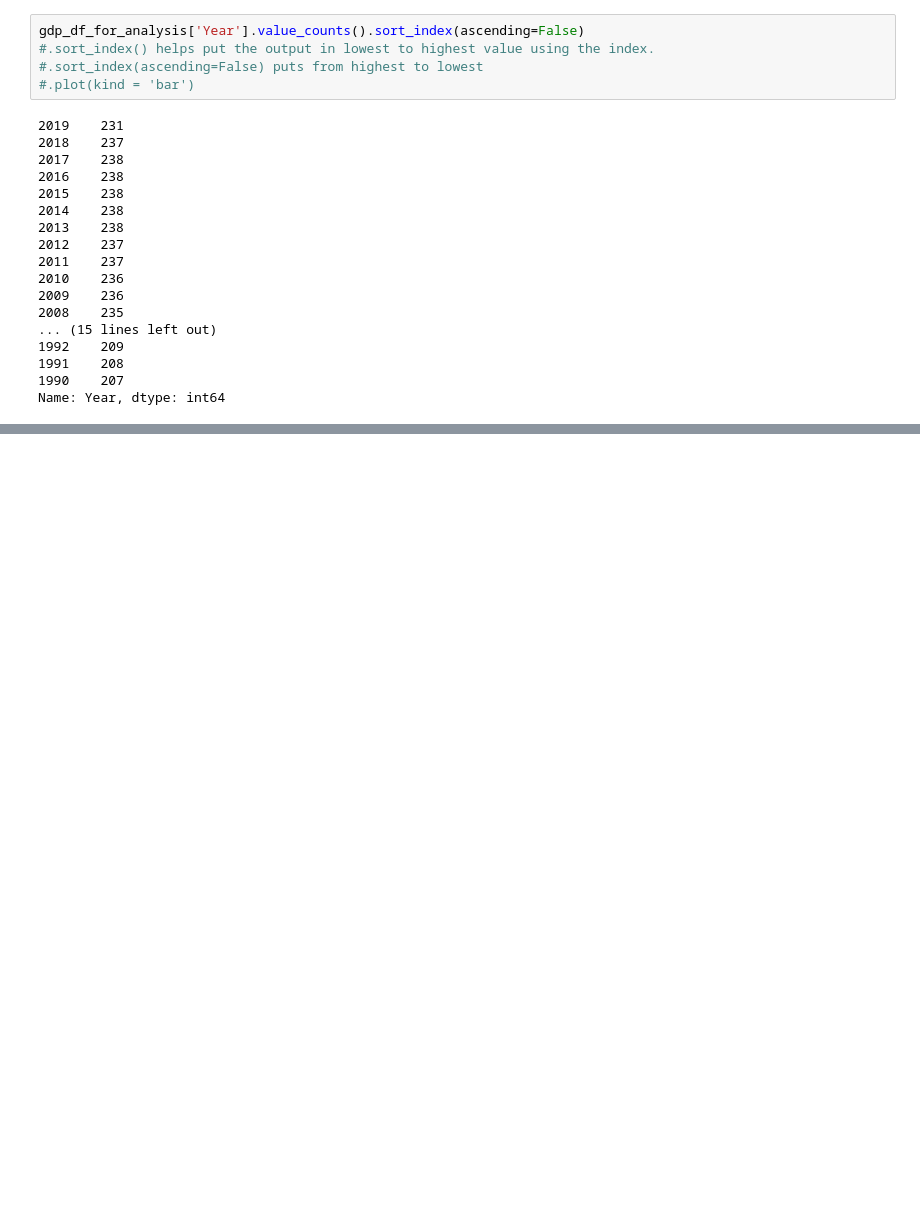
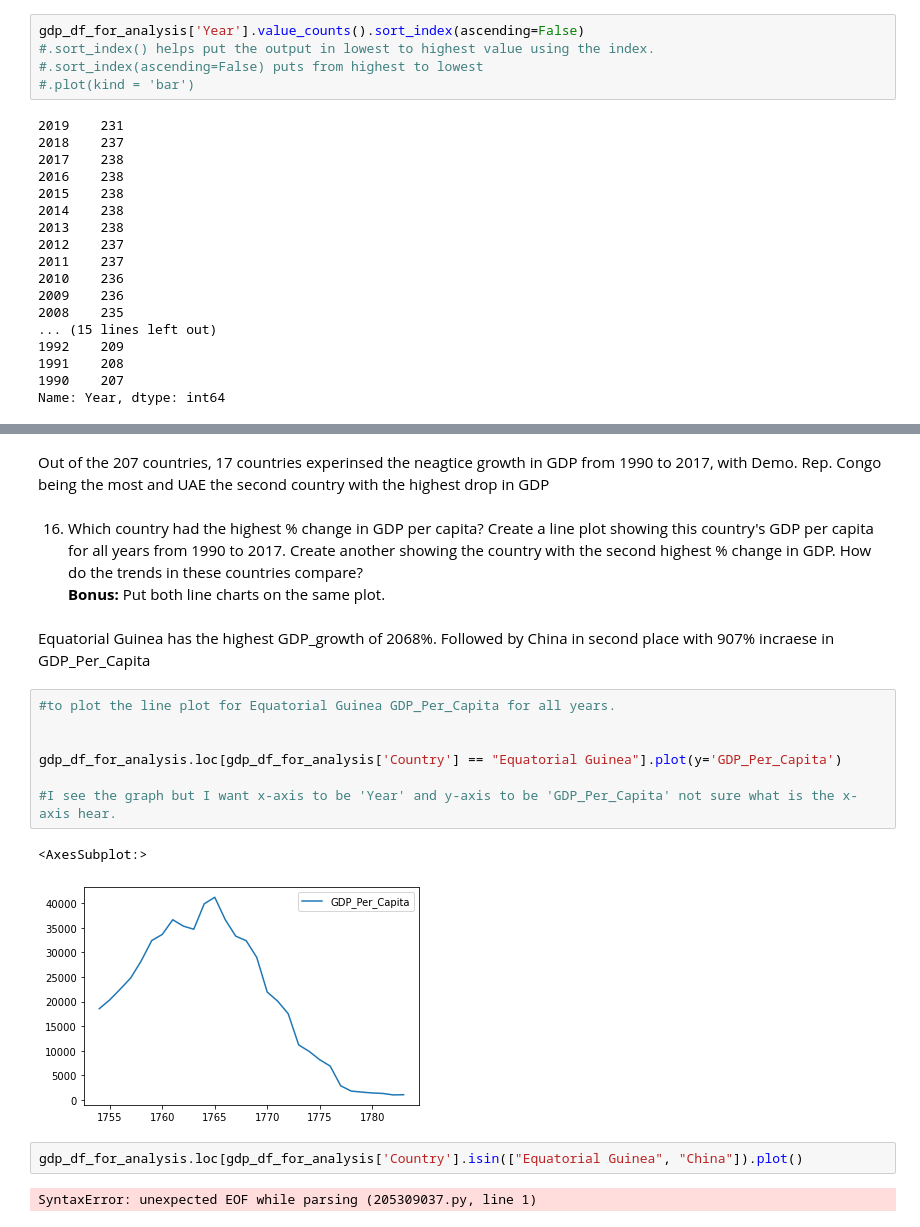
Before and after one commit to nss-data-science-cohort-6/un_data_question-smitamisra, a Jupyter notebook: notebooks/UN_Data_Exploration.ipynb, the cells around one changed output, grey strips where cells are left out. Saved outputs shown, nothing was run; the diff lists cells and outputs as text; blank space fills up the shorter version.

```diff
--- a/notebooks/UN_Data_Exploration.ipynb
+++ b/notebooks/UN_Data_Exploration.ipynb
@@ -406,0 +532,21 @@ gdp_2014.sort_values('GDP_Per_Capita', ascending=False).head(5)
+# %% [markdown]
+Out of the 207 countries, 17 countries experinsed the neagtice growth in GDP from 1990 to 2017, with Demo. Rep. Congo being the most and UAE the second country with the highest drop in GDP
+# %% [markdown]
+16. Which country had the highest % change in GDP per capita? Create a line plot showing this country's GDP per capita for all years from 1990 to 2017. Create another showing the country with the second highest % change in GDP. How do the trends in these countries compare?
+**Bonus:** Put both line charts on the same plot.
+# %% [markdown]
+Equatorial Guinea has the highest GDP_growth of 2068%. Followed by China in second place with 907% incraese in GDP_Per_Capita
+# %%
+#to plot the line plot for Equatorial Guinea GDP_Per_Capita for all years.
+
+
+gdp_df_for_analysis.loc[gdp_df_for_analysis['Country'] == "Equatorial Guinea"].plot(y='GDP_Per_Capita')
+
+#I see the graph but I want x-axis to be 'Year' and y-axis to be 'GDP_Per_Capita' not sure what is the x-axis hear.
+# %% [output]
+<AxesSubplot:>
+[figure, added]
+# %%
+gdp_df_for_analysis.loc[gdp_df_for_analysis['Country'].isin(["Equatorial Guinea", "China"]).plot()
+# %% [output]
+SyntaxError: unexpected EOF while parsing (205309037.py, line 1)
```
Also changed, not shown: parts of 56 cells of this notebook.
